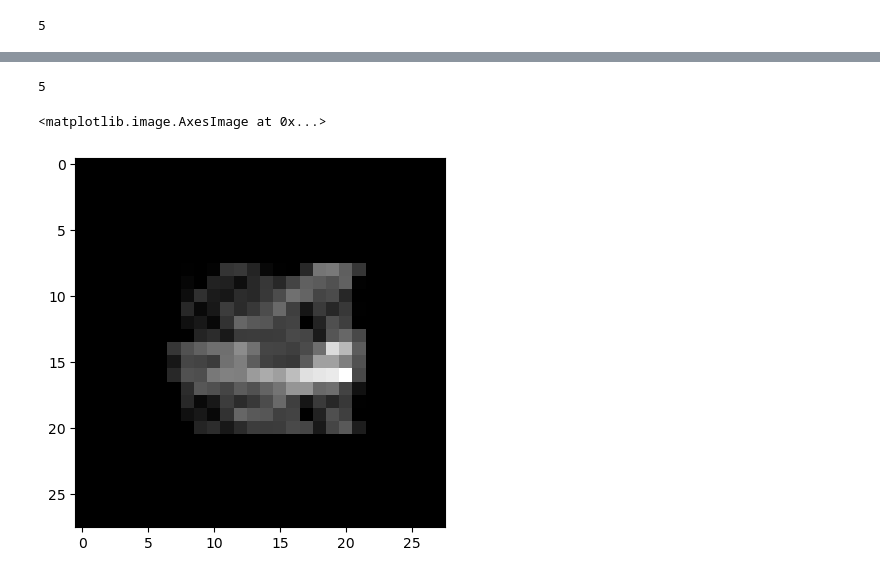
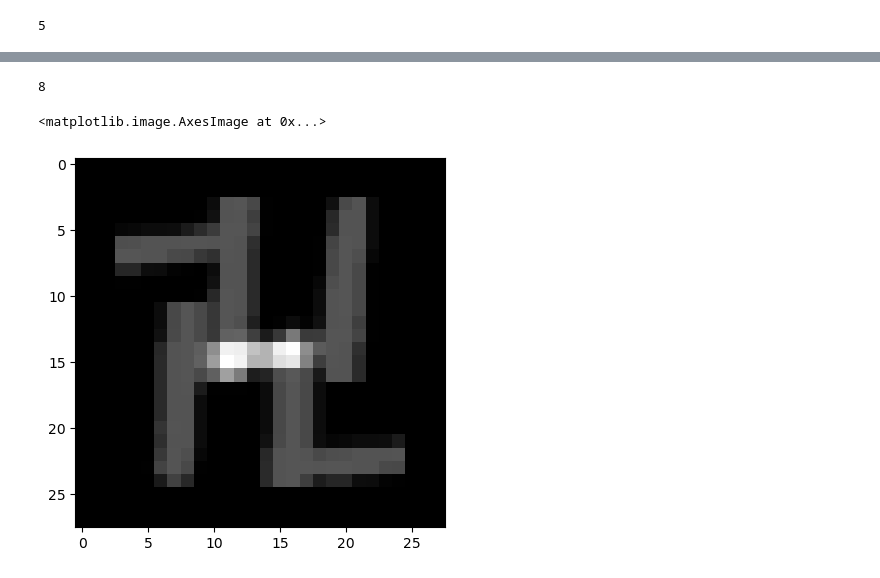
Before and after one commit to adidi24/Multi-View-Majority-Vote-Learning-Algorithms-Direct-Minimization-of-PAC-Bayesian-Bounds, a Jupyter notebook: data/dataset.ipynb, the cells around one changed output, grey strips where cells are left out. Saved outputs shown, nothing was run; the diff lists cells and outputs as text; code cells hidden in the pictures.

```diff
--- a/data/dataset.ipynb
+++ b/data/dataset.ipynb
@@ -549,7 +549,7 @@ len(dataset)
 # %%
 import pandas as pd
 # %%
-fash1_files_paths = os.listdir("./Fash_MNIST_1")
+fash1_files_paths = os.listdir("./EMNIST_Letters_1")
 fash1_files_paths.sort()
 
 fash_mv = []
@@ -557,7 +557,7 @@ v1, v2, v3, v4 = [], [], [], []
 labels = []
 for file in fash1_files_paths:
     if file.endswith('.csv'):
-        df = pd.read_csv(f"./Fash_MNIST_1/{file}")
+        df = pd.read_csv(f"./EMNIST_Letters_1/{file}")
         y = df.iloc[:, 0].values
         labels.append(y)
         for row in df.iloc[:, 1:].values:
@@ -574,7 +574,7 @@ fash_mv.append(np.array(v4, dtype='int'))
 labels = np.concatenate(labels, axis=0)
 for i, v in enumerate(fash_mv):
     view = np.column_stack((labels, v))
-    np.savetxt(f'./Fash_MNIST_1/view{i}', view, delimiter=' ', fmt='%s')
+    np.savetxt(f'./EMNIST_Letters_1/view{i}', view, delimiter=' ', fmt='%s')
 # %%
 idx = 25
 labels[idx]
@@ -609,7 +609,7 @@ def generate_overlapping_views(image):
 
     return views
 # %%
-fash1_files_paths = os.listdir("./Fash_MNIST_2")
+fash1_files_paths = os.listdir("./EMNIST_Letters_2")
 fash1_files_paths.sort()
 
 fash_mv = []
@@ -617,7 +617,7 @@ v1, v2, v3, v4 = [], [], [], []
 labels = []
 for file in fash1_files_paths:
     if file.endswith('.csv'):
-        df = pd.read_csv(f"./Fash_MNIST_2/{file}")
+        df = pd.read_csv(f"./EMNIST_Letters_2/{file}")
         y = df.iloc[:, 0].values
         labels.append(y)
         for row in df.iloc[:, 1:].values:
@@ -634,4 +634,4 @@ fash_mv.append(np.array(v4, dtype='int'))
 labels = np.concatenate(labels, axis=0)
 for i, v in enumerate(fash_mv):
     view = np.column_stack((labels, v))
-    np.savetxt(f'./Fash_MNIST_2/view{i+1}', view, delimiter=' ', fmt='%s')
+    np.savetxt(f'./EMNIST_Letters_2/view{i+1}', view, delimiter=' ', fmt='%s')
@@ -658,30 +638,31 @@ views
 # %%
-labels[3028]
+labels[6000]
 # %% [output]
-5
+8
 # %%
 def reconstruct_image(views):
     reconstructed_image = np.zeros((28, 28))
     for i, view in enumerate(views):
-        views[i] = view.reshape(14, 14)
+        views[i] = view.reshape(14, 14).T
     height, width = views[0].shape
 
     # Define the starting point for the overlapping views
     start_row = (28 - height) // 2
     start_col = (28 - width) // 2
 
     # Merge overlapping views into the reconstructed image
-    for i, view in enumerate(views):
-        row_shift = i // 2
-        col_shift = i % 2
-        reconstructed_image[start_row + row_shift:start_row + row_shift + height,
-                            start_col + col_shift:start_col + col_shift + width] += view
+    i = 3
+    for row_shift in [-4, 4]:
+        for col_shift in [-4, 4]:
+            reconstructed_image[start_row + row_shift:start_row + row_shift + height,
+                                start_col + col_shift:start_col + col_shift + width] += views[i]
+            i -= 1
 
     return reconstructed_image
 
 # Reconstruct images for all samples
-image = reconstruct_image([fash_mv[i][3025] for i in range(4)])
+image = reconstruct_image([fash_mv[i][6000] for i in range(4)])
 plt.imshow(image, cmap="gray")
 # %% [output]
 <matplotlib.image.AxesImage at 0x...>
-[figure, old version]
+[figure, new version]
```
Also changed, not shown: parts of 4 cells of this notebook, 6 other files.
